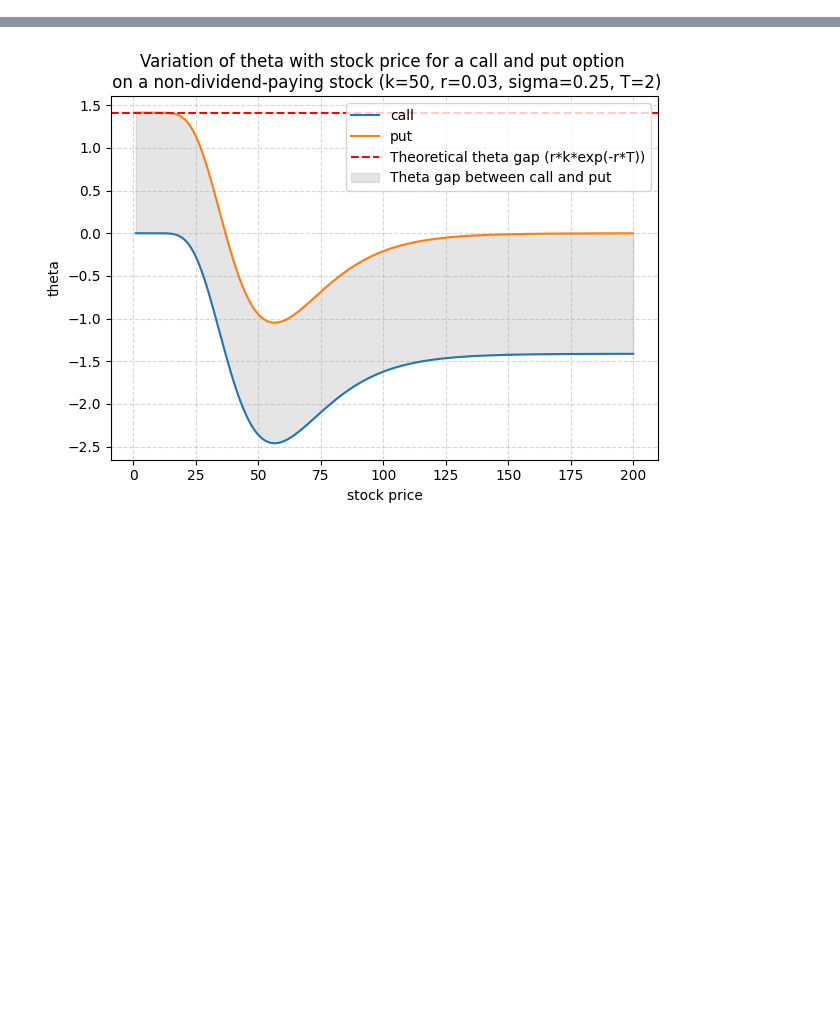
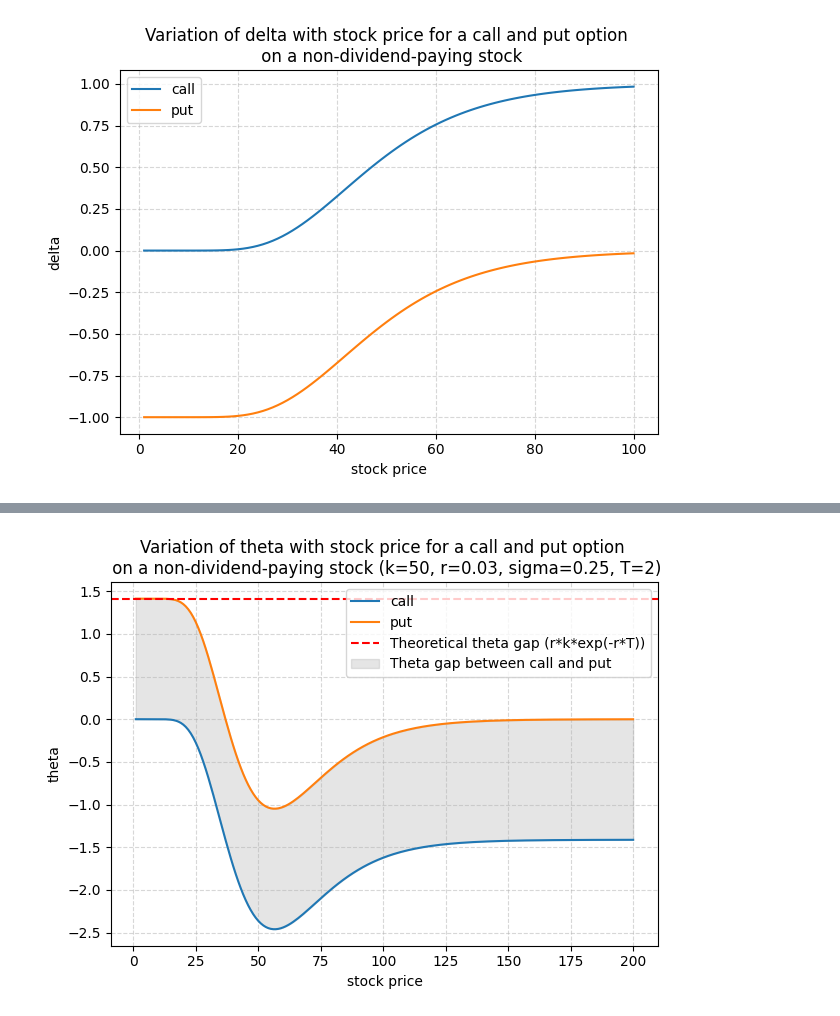
Before and after one commit to hsiuhsil/options_futures_derivatives, a Jupyter notebook: notebooks/Binomial Trees.ipynb, the cells around one changed output, grey strips where cells are left out. Cells and saved outputs as stored; diff of their text form; code cells hidden in the pictures; blank space fills up the shorter version.

```diff
--- a/notebooks/Binomial Trees.ipynb
+++ b/notebooks/Binomial Trees.ipynb
@@ -65,21 +65,24 @@ plt.show()
 # %%
 from greeks import delta
 stocks = np.linspace(1,100,100)
-deltas_call = np.zeros(100)
-deltas_put = np.zeros(100)
-for i, s in enumerate(stocks):
-    deltas_call[i] = delta(option_type='call', s=s, k=50, r=0, sigma=0.25, T=2)
-    deltas_put[i] = delta(option_type='put', s=s, k=50, r=0, sigma=0.25, T=2)
+k, r, sigma, T = 50, 0, 0.25, 2
+
+delta_vec = np.vectorize(delta)
+
+deltas_call = delta_vec(option_type='call', s=stocks, k=k, r=r, sigma=sigma, T=T)
+deltas_put = delta_vec(option_type='put', s=stocks, k=k, r=r, sigma=sigma, T=T)
 
 plt.plot(stocks, deltas_call, label='call')
 plt.plot(stocks, deltas_put, label='put')
 plt.ylabel('delta')
 plt.xlabel('stock price')
 plt.title('Variation of delta with stock price for a call and put option \n on a non-dividend-paying stock')
 plt.grid(True, linestyle='--', alpha=0.5)
 plt.legend()
 plt.tight_layout()
 plt.show()
+# %% [output]
+[figure, added]
 # %%
 from greeks import delta
 
```
Also changed, not shown: parts of 2 cells of this notebook.
